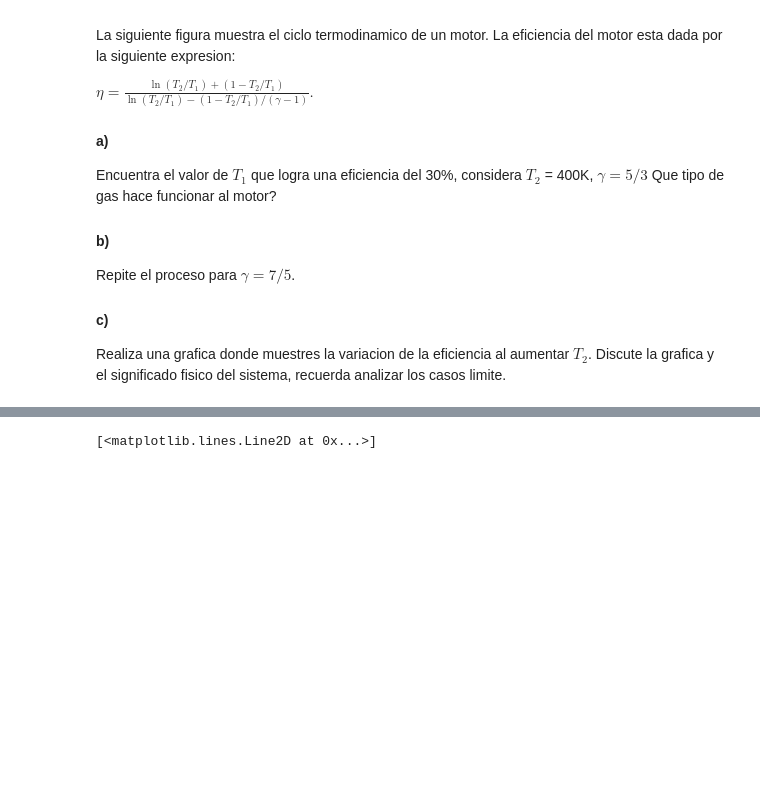
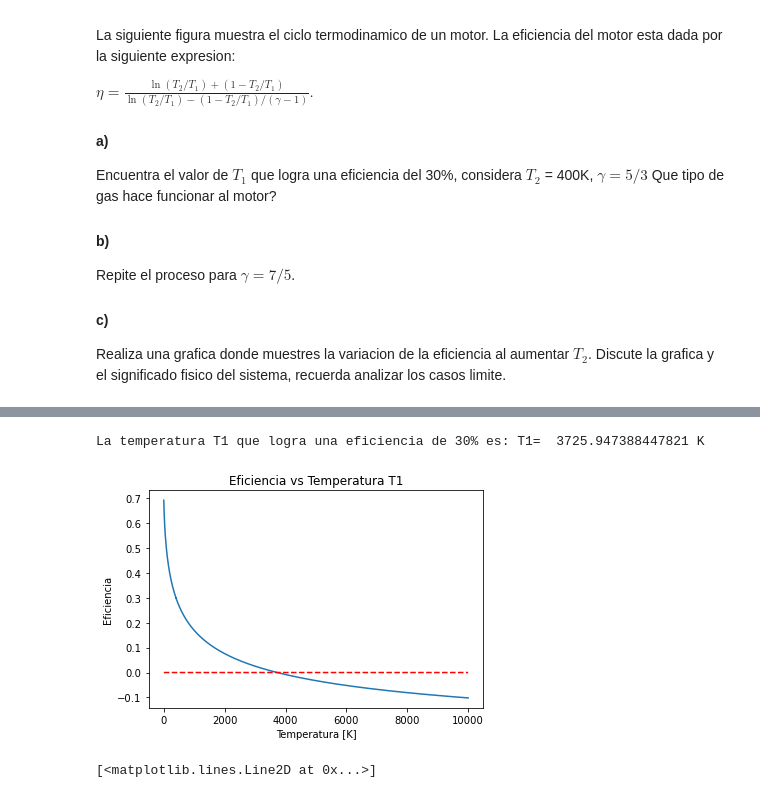
Before and after one commit to AndresAVargas/Fisica_Computacional, a Jupyter notebook: Practicas/Practica2.ipynb, the cells around one changed output, grey strips where cells are left out. Cells and saved outputs as stored; diff of their text form; code cells hidden in the pictures; blank space fills up the shorter version.

```diff
--- a/Practicas/Practica2.ipynb
+++ b/Practicas/Practica2.ipynb
@@ -184,3 +210,16 @@ print(biseccion(f, 2000,4000,1e-6))
+# %%
+T2=400
+G=7/5
+T1=arange(1,10000)
+plot(T1,f(T1))
+title('Eficiencia vs Temperatura T1')
+ylabel('Eficiencia')
+xlabel('Temperatura [K]')
+plot(T1,zeros(len(T1)),"--r")
+print("La temperatura T1 que logra una eficiencia de 30% es: T1= ",biseccion(f, 3000,5000,1e-6)[0],"K")
+# %% [output]
+La temperatura T1 que logra una eficiencia de 30% es: T1=  3725.947388447821 K
+[figure, added]
 # %%
 #c)
 T1=2165.019297040999
```
Also changed, not shown: parts of 4 cells of this notebook.
